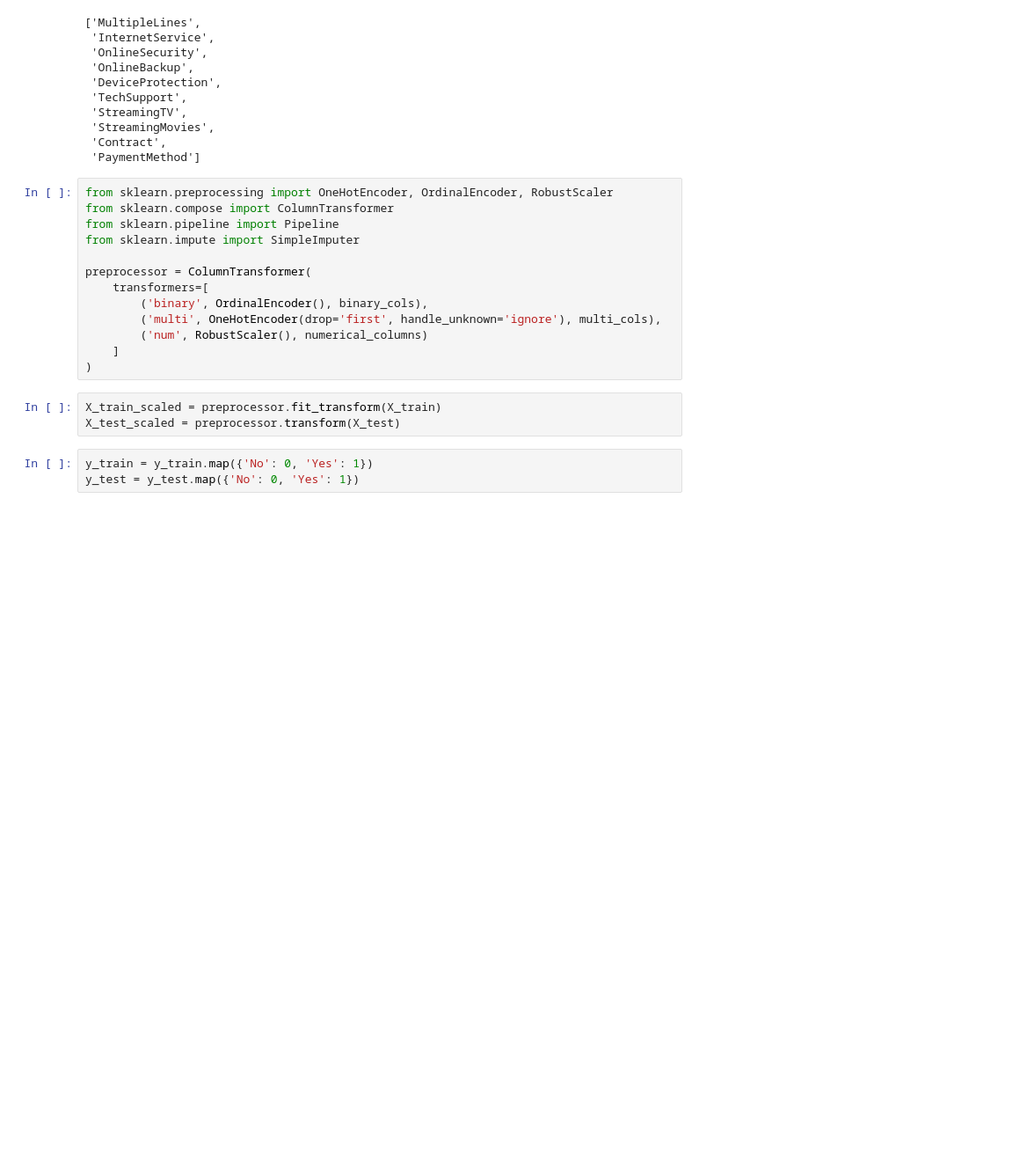
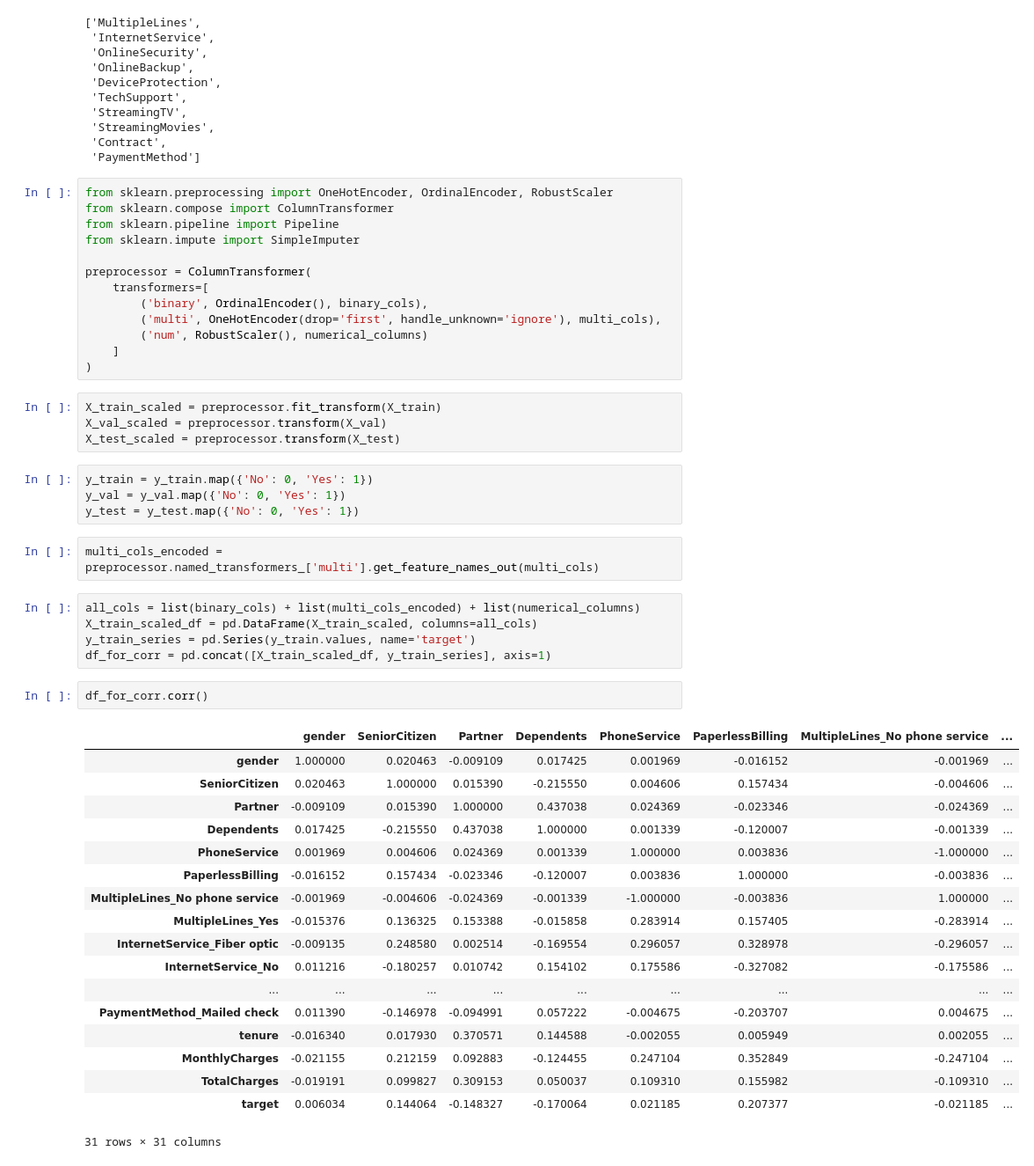
Before and after one commit to aeternnar/churn-predictor, a Jupyter notebook: churn-predictor.ipynb, the cells around one changed output. Shown at 88% size. Saved outputs shown, nothing was run; the diff lists cells and outputs as text; blank space fills up the shorter version.

```diff
--- a/churn-predictor.ipynb
+++ b/churn-predictor.ipynb
@@ -267,7 +269,37 @@ preprocessor = ColumnTransformer(
 )
 # %%
 X_train_scaled = preprocessor.fit_transform(X_train)
+X_val_scaled = preprocessor.transform(X_val)
 X_test_scaled = preprocessor.transform(X_test)
 # %%
 y_train = y_train.map({'No': 0, 'Yes': 1})
+y_val = y_val.map({'No': 0, 'Yes': 1})
 y_test = y_test.map({'No': 0, 'Yes': 1})
+# %%
+multi_cols_encoded = preprocessor.named_transformers_['multi'].get_feature_names_out(multi_cols)
+# %%
+all_cols = list(binary_cols) + list(multi_cols_encoded) + list(numerical_columns)
+X_train_scaled_df = pd.DataFrame(X_train_scaled, columns=all_cols)
+y_train_series = pd.Series(y_train.values, name='target')
+df_for_corr = pd.concat([X_train_scaled_df, y_train_series], axis=1)
+# %%
+df_for_corr.corr()
+# %% [output]
+|  | gender | SeniorCitizen | Partner | Dependents | PhoneService | PaperlessBilling | MultipleLines_No phone service | ... |
+| gender | 1.000000 | 0.020463 | -0.009109 | 0.017425 | 0.001969 | -0.016152 | -0.001969 | ... |
+| SeniorCitizen | 0.020463 | 1.000000 | 0.015390 | -0.215550 | 0.004606 | 0.157434 | -0.004606 | ... |
+| Partner | -0.009109 | 0.015390 | 1.000000 | 0.437038 | 0.024369 | -0.023346 | -0.024369 | ... |
+| Dependents | 0.017425 | -0.215550 | 0.437038 | 1.000000 | 0.001339 | -0.120007 | -0.001339 | ... |
+| PhoneService | 0.001969 | 0.004606 | 0.024369 | 0.001339 | 1.000000 | 0.003836 | -1.000000 | ... |
+| PaperlessBilling | -0.016152 | 0.157434 | -0.023346 | -0.120007 | 0.003836 | 1.000000 | -0.003836 | ... |
+| MultipleLines_No phone service | -0.001969 | -0.004606 | -0.024369 | -0.001339 | -1.000000 | -0.003836 | 1.000000 | ... |
+| MultipleLines_Yes | -0.015376 | 0.136325 | 0.153388 | -0.015858 | 0.283914 | 0.157405 | -0.283914 | ... |
+| InternetService_Fiber optic | -0.009135 | 0.248580 | 0.002514 | -0.169554 | 0.296057 | 0.328978 | -0.296057 | ... |
+| InternetService_No | 0.011216 | -0.180257 | 0.010742 | 0.154102 | 0.175586 | -0.327082 | -0.175586 | ... |
+| ... | ... | ... | ... | ... | ... | ... | ... | ... |
+| PaymentMethod_Mailed check | 0.011390 | -0.146978 | -0.094991 | 0.057222 | -0.004675 | -0.203707 | 0.004675 | ... |
+| tenure | -0.016340 | 0.017930 | 0.370571 | 0.144588 | -0.002055 | 0.005949 | 0.002055 | ... |
+| MonthlyCharges | -0.021155 | 0.212159 | 0.092883 | -0.124455 | 0.247104 | 0.352849 | -0.247104 | ... |
+| TotalCharges | -0.019191 | 0.099827 | 0.309153 | 0.050037 | 0.109310 | 0.155982 | -0.109310 | ... |
+| target | 0.006034 | 0.144064 | -0.148327 | -0.170064 | 0.021185 | 0.207377 | -0.021185 | ... |
+31 rows × 31 columns
```
Also changed, not shown: parts of 8 cells of this notebook.
